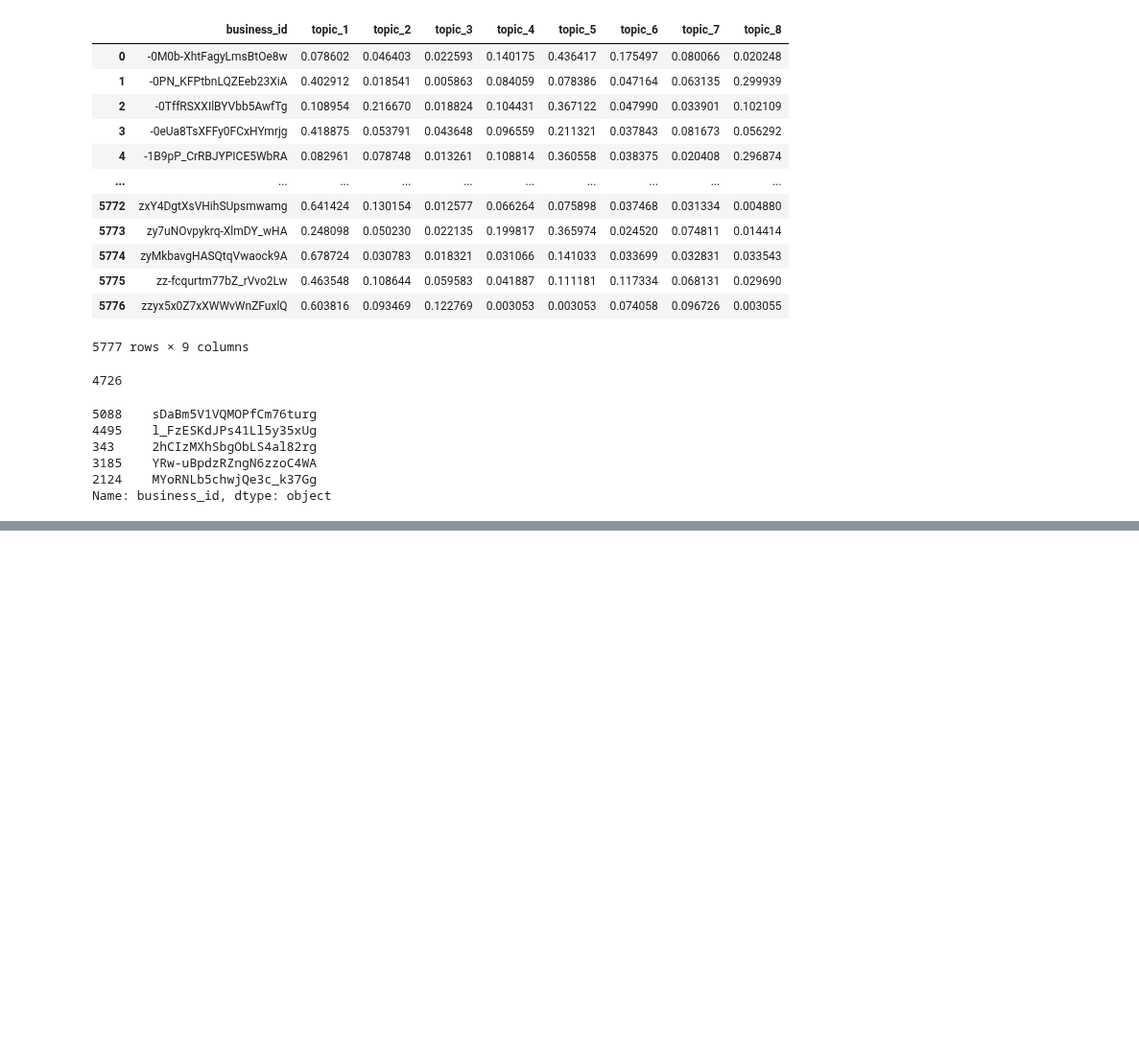
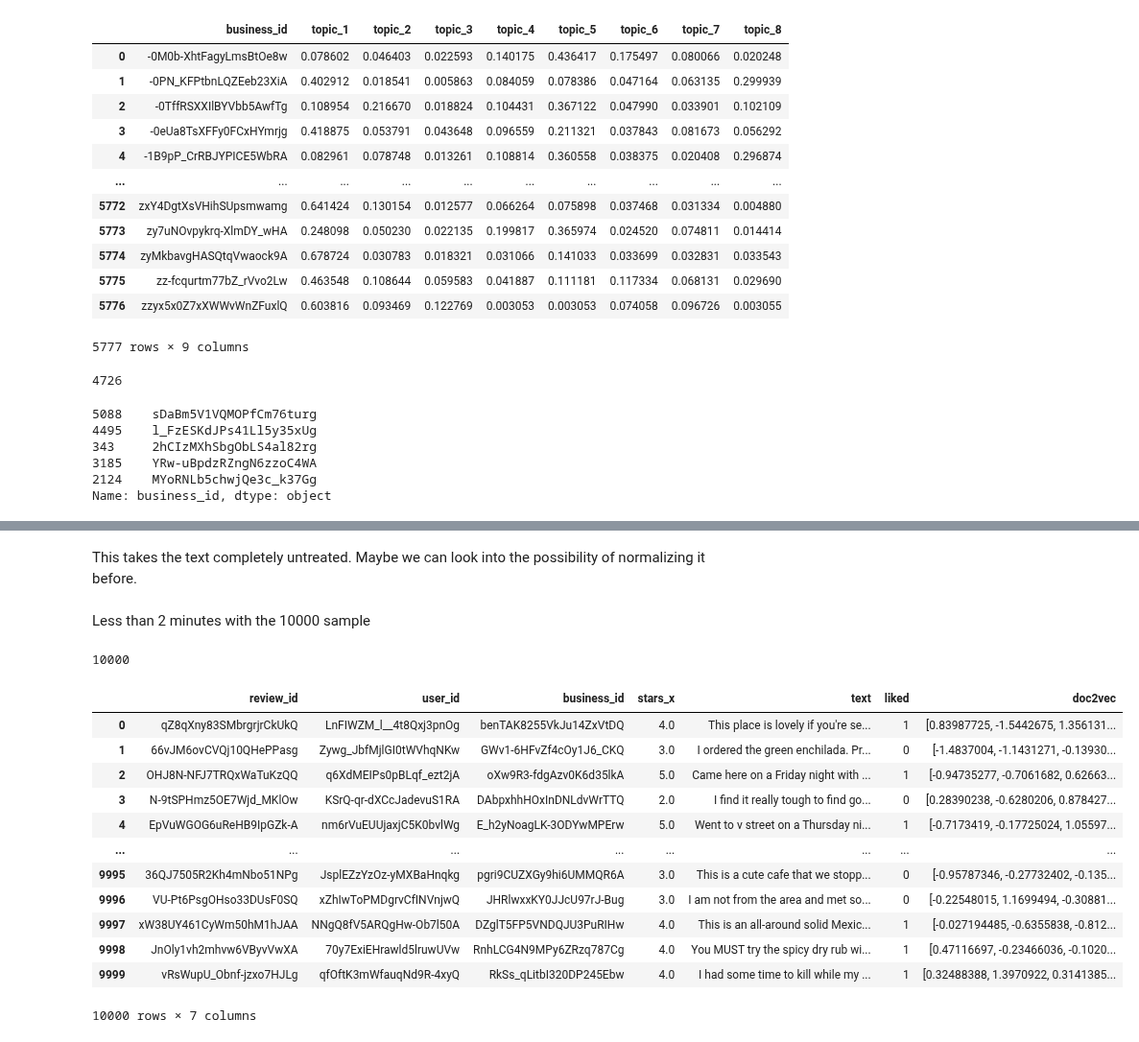
Before and after one commit to larasneves/ComplexDataAnalysis, a Jupyter notebook: user_restaurants_profiles.ipynb, the cells around one changed output, grey strips where cells are left out. Shown at 96% size. Saved outputs shown, nothing was run; the diff lists cells and outputs as text; code cells hidden in the pictures; blank space fills up the shorter version.

```diff
--- a/user_restaurants_profiles.ipynb
+++ b/user_restaurants_profiles.ipynb
@@ -268,0 +273,4 @@ Name: business_id, dtype: object
+# %% [markdown]
+This takes the text completely untreated. Maybe we can look into the possibility of normalizing it before.
+# %% [markdown]
+Less than 2 minutes with the 10000 sample
@@ -268,0 +297,4 @@ Name: business_id, dtype: object
+# %%
+len(document_vectors)
+# %% [output]
+10000
@@ -268,0 +303,16 @@ Name: business_id, dtype: object
+# %%
+sample
+# %% [output]
+|  | review_id | user_id | business_id | stars_x | text | liked | doc2vec |
+| 0 | qZ8qXny83SMbrgrjrCkUkQ | LnFIWZM_l__4t8Qxj3pnOg | benTAK8255VkJu14ZxVtDQ | 4.0 | This place is lovely if you're se... | 1 | [0.83987725, -1.5442675, 1.356131... |
+| 1 | 66vJM6ovCVQj10QHePPasg | Zywg_JbfMjlGI0tWVhqNKw | GWv1-6HFvZf4cOy1J6_CKQ | 3.0 | I ordered the green enchilada. Pr... | 0 | [-1.4837004, -1.1431271, -0.13930... |
+| 2 | OHJ8N-NFJ7TRQxWaTuKzQQ | q6XdMEIPs0pBLqf_ezt2jA | oXw9R3-fdgAzv0K6d35lkA | 5.0 | Came here on a Friday night with ... | 1 | [-0.94735277, -0.7061682, 0.62663... |
+| 3 | N-9tSPHmz5OE7Wjd_MKlOw | KSrQ-qr-dXCcJadevuS1RA | DAbpxhhHOxInDNLdvWrTTQ | 2.0 | I find it really tough to find go... | 0 | [0.28390238, -0.6280206, 0.878427... |
+| 4 | EpVuWGOG6uReHB9IpGZk-A | nm6rVuEUUjaxjC5K0bvlWg | E_h2yNoagLK-3ODYwMPErw | 5.0 | Went to v street on a Thursday ni... | 1 | [-0.7173419, -0.17725024, 1.05597... |
+| ... | ... | ... | ... | ... | ... | ... | ... |
+| 9995 | 36QJ7505R2Kh4mNbo51NPg | JsplEZzYzOz-yMXBaHnqkg | pgri9CUZXGy9hi6UMMQR6A | 3.0 | This is a cute cafe that we stopp... | 0 | [-0.95787346, -0.27732402, -0.135... |
+| 9996 | VU-Pt6PsgOHso33DUsF0SQ | xZhIwToPMDgrvCfINVnjwQ | JHRlwxxKY0JJcU97rJ-Bug | 3.0 | I am not from the area and met so... | 0 | [-0.22548015, 1.1699494, -0.30881... |
+| 9997 | xW38UY461CyWm50hM1hJAA | NNgQ8fV5ARQgHw-Ob7l50A | DZglT5FP5VNDQJU3PuRIHw | 4.0 | This is an all-around solid Mexic... | 1 | [-0.027194485, -0.6355838, -0.812... |
+| 9998 | JnOly1vh2mhvw6VByvVwXA | 70y7ExiEHrawld5lruwUVw | RnhLCG4N9MPy6ZRzq787Cg | 4.0 | You MUST try the spicy dry rub wi... | 1 | [0.47116697, -0.23466036, -0.1020... |
+| 9999 | vRsWupU_Obnf-jzxo7HJLg | qfOftK3mWfauqNd9R-4xyQ | RkSs_qLitbI320DP245Ebw | 4.0 | I had some time to kill while my ... | 1 | [0.32488388, 1.3970922, 0.3141385... |
+10000 rows × 7 columns
```
Also changed, not shown: parts of 8 cells of this notebook.
